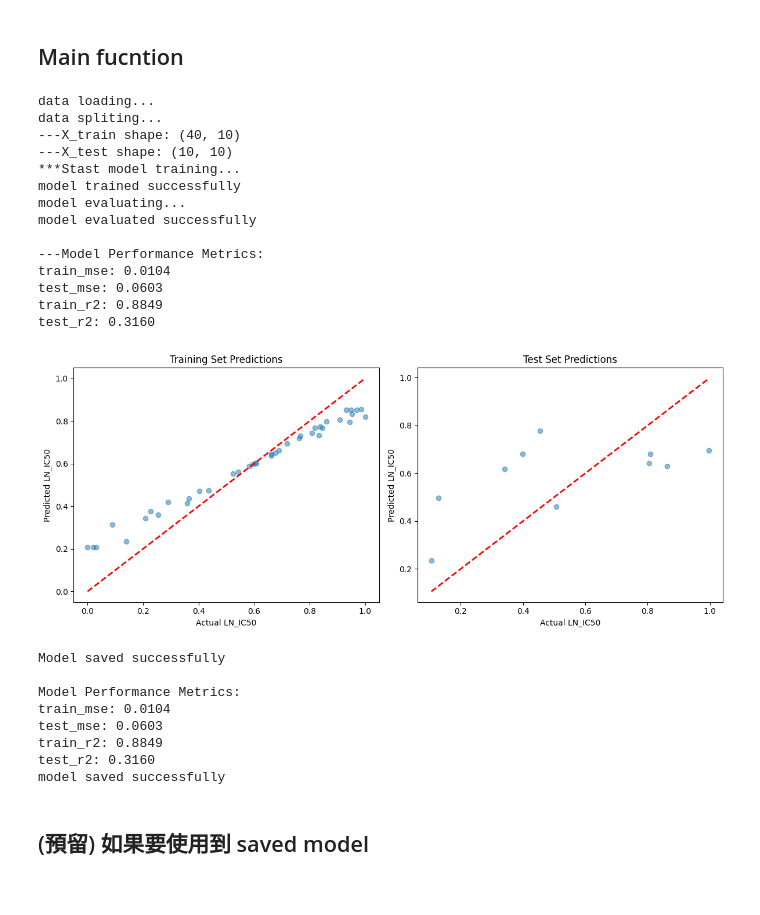
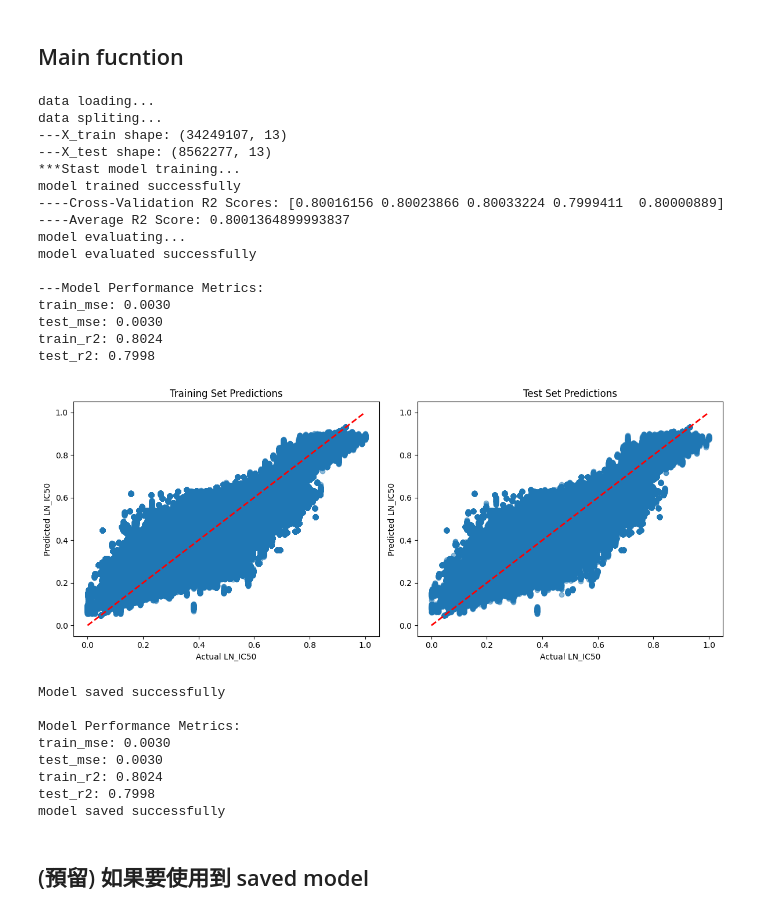
Before and after one commit to rex0988476/GDSC-Final-Project, a Jupyter notebook: model.ipynb, the cells around one changed output. Saved outputs shown, nothing was run; the diff lists cells and outputs as text; code cells hidden in the pictures.

Commit message:
feat: 新增 random forest model 以及 feature distribution code

```diff
--- a/model.ipynb
+++ b/model.ipynb
@@ -195,9 +204,10 @@ from sklearn.preprocessing import MinMaxScaler
 # %%
-from google.colab import drive
-drive.mount('/content/drive')
+# from google.colab import drive
+# drive.mount('/content/drive')
 
 # 記得改成自己的路徑
-base_path = '/content/drive/My Drive/NCU/04_deep_learning/final_project/data'
+# base_path = '/content/drive/My Drive/NCU/04_deep_learning/final_project/data'
+base_path = './data/'
 
 # 創建保存模型的目錄
 save_model_path = os.path.join(base_path, 'save_model')
@@ -303,3 +334,16 @@ def create_xgb_model(n_estimators=150, learning_rate=0.01, max_depth=8, random_s
+# %%
+def create_rf_model(n_estimators=150, max_depth=20, min_samples_leaf=5, random_state=42):
+  from sklearn.ensemble import RandomForestRegressor
+
+  rf_model = RandomForestRegressor(
+      n_estimators=n_estimators,
+      max_depth=max_depth,
+      min_samples_leaf=min_samples_leaf,
+      # max_features='sqrt',
+      random_state=random_state
+  )
+
+  return rf_model
 # %% [markdown]
 ### 預測及評估模型效能
 # %%
@@ -389,8 +433,8 @@ def main() -> None:
     # Load and normalize data
     print("data loading...")
     X, y = load_and_normalize_data(
-        os.path.join(base_path, 'X_debug.csv'),
-        os.path.join(base_path, 'y_debug.csv')
+        os.path.join(base_path, 'x.csv'),
+        os.path.join(base_path, 'y.csv')
     )
 
     # Split data
@@ -415,55 +459,61 @@ def main() -> None:
     model = create_xgb_model(**model_params)
     '''
 
-    model = create_xgb_model()
+    # model = create_xgb_model()
+    model = create_rf_model()
+    scores = cross_val_score(model, X_train, y_train, cv=5, scoring='r2')
     model.fit(X_train, y_train)
     print("model trained successfully")
+    print(f"----Cross-Validation R2 Scores: {scores}")
+    print(f"----Average R2 Score: {scores.mean()}")
 
     # 預測與評估
     print("model evaluating...")
     metrics = model_predict(model, X_train, X_test, y_train, y_test)
     print("model evaluated successfully")
     print("\n---Model Performance Metrics:")
     for metric, value in metrics.items():
         if isinstance(value, float):
             print(f"{metric}: {value:.4f}")
 
     # Plot results
     plot_predictions(y_train, y_test, metrics['y_train_pred'], metrics['y_test_pred'])
 
     # Save model and results
     save_model(
         model,
         metrics,
         os.path.join(base_path, 'xgb_model.joblib'),
     )
     print("model saved successfully")
 
 if __name__ == "__main__":
     main()
 # %% [output]
 data loading...
 data spliting...
----X_train shape: (40, 10)
----X_test shape: (10, 10)
+---X_train shape: (34249107, 13)
+---X_test shape: (8562277, 13)
 ***Stast model training...
 model trained successfully
+----Cross-Validation R2 Scores: [0.80016156 0.80023866 0.80033224 0.7999411  0.80000889]
+----Average R2 Score: 0.8001364899993837
 model evaluating...
 model evaluated successfully
 
 ---Model Performance Metrics:
-train_mse: 0.0104
-test_mse: 0.0603
-train_r2: 0.8849
-test_r2: 0.3160
+train_mse: 0.0030
+test_mse: 0.0030
+train_r2: 0.8024
+test_r2: 0.7998
-[figure, old version]
+[figure, new version]
 Model saved successfully
 
 Model Performance Metrics:
-train_mse: 0.0104
-test_mse: 0.0603
-train_r2: 0.8849
-test_r2: 0.3160
+train_mse: 0.0030
+test_mse: 0.0030
+train_r2: 0.8024
+test_r2: 0.7998
 model saved successfully
 # %% [markdown]
 ## (預留) 如果要使用到 saved model
```
Also changed, not shown: parts of 9 cells of this notebook, 3 other files.
